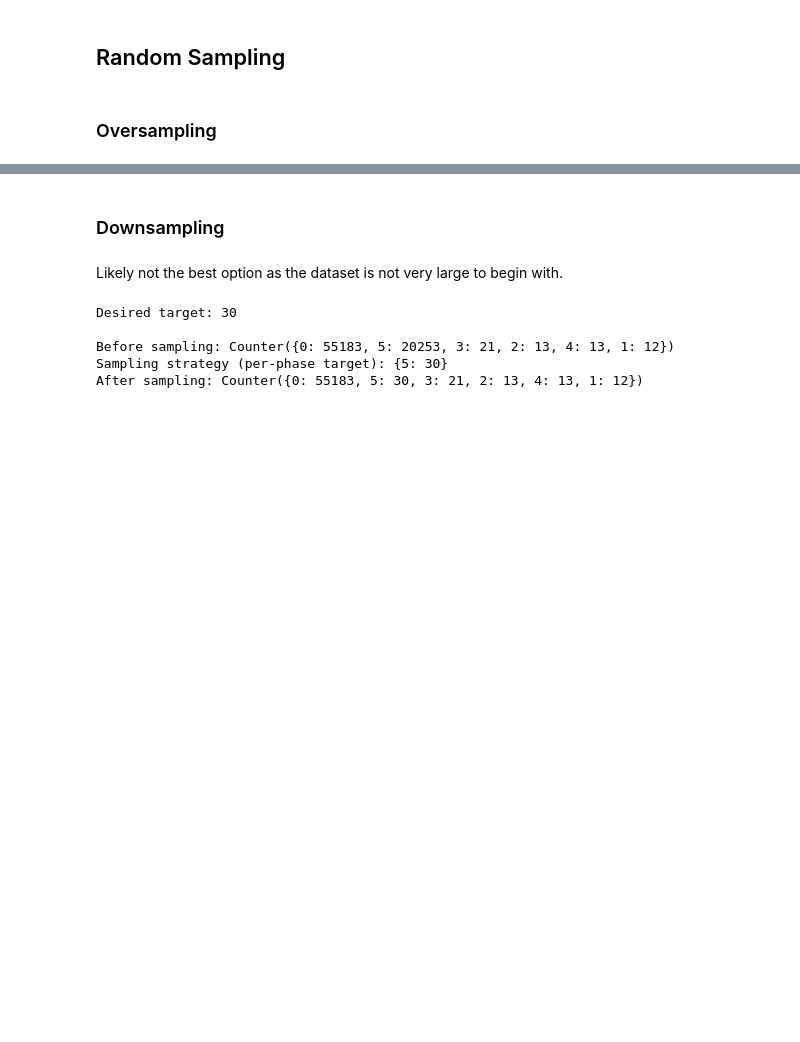
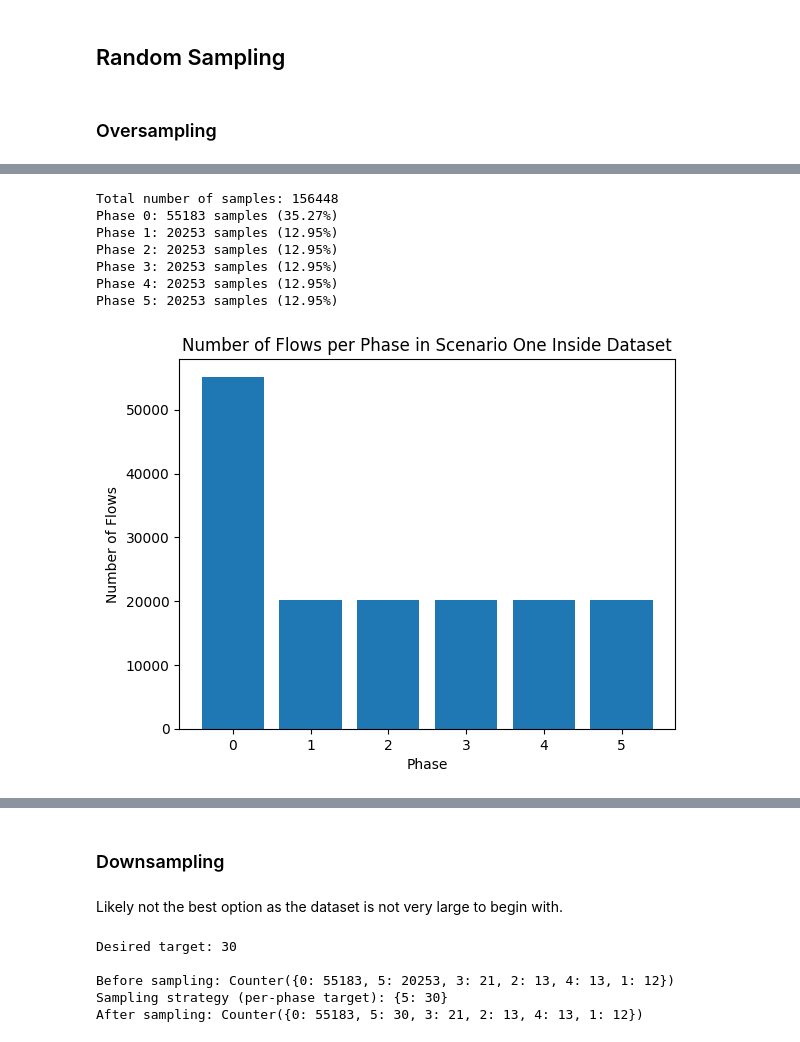
Before and after one commit to sofiaburkow/DeepChronos, a Jupyter notebook: experiments/preprocessing/balance_datasets.ipynb, the cells around one changed output, grey strips where cells are left out. Drawn from its saved outputs; the diff is of its cells as text; code cells hidden in the pictures; blank space fills up the shorter version.

```diff
--- a/experiments/preprocessing/balance_datasets.ipynb
+++ b/experiments/preprocessing/balance_datasets.ipynb
@@ -209,3 +184,14 @@ After sampling: Counter({0: 55183, 5: 20253, 3: 20253, 2: 20253, 4: 20253, 1: 20
 | 2 | f103980 | 9.524465e+08 | 9.524465e+08 | 0.000000 | 16.246.210.128 | 36958 | 131.84.1.31 | 23669 | tcp | - | ... |
 | 3 | f112109 | 9.524465e+08 | 9.524465e+08 | 0.000000 | 122.157.40.45 | 34920 | 131.84.1.31 | 31198 | tcp | - | ... |
 | 4 | f83648 | 9.524465e+08 | 9.524465e+08 | 0.000000 | 121.128.53.167 | 26893 | 131.84.1.31 | 6277 | tcp | - | ... |
+# %%
+_ = check_class_distribution(df_train_upsampled["phase"], phases=[0,1,2,3,4,5], plot=True)
+# %% [output]
+Total number of samples: 156448
+Phase 0: 55183 samples (35.27%)
+Phase 1: 20253 samples (12.95%)
+Phase 2: 20253 samples (12.95%)
+Phase 3: 20253 samples (12.95%)
+Phase 4: 20253 samples (12.95%)
+Phase 5: 20253 samples (12.95%)
+[figure, added]
```
Also changed, not shown: parts of 12 cells of this notebook, 3 other files.
